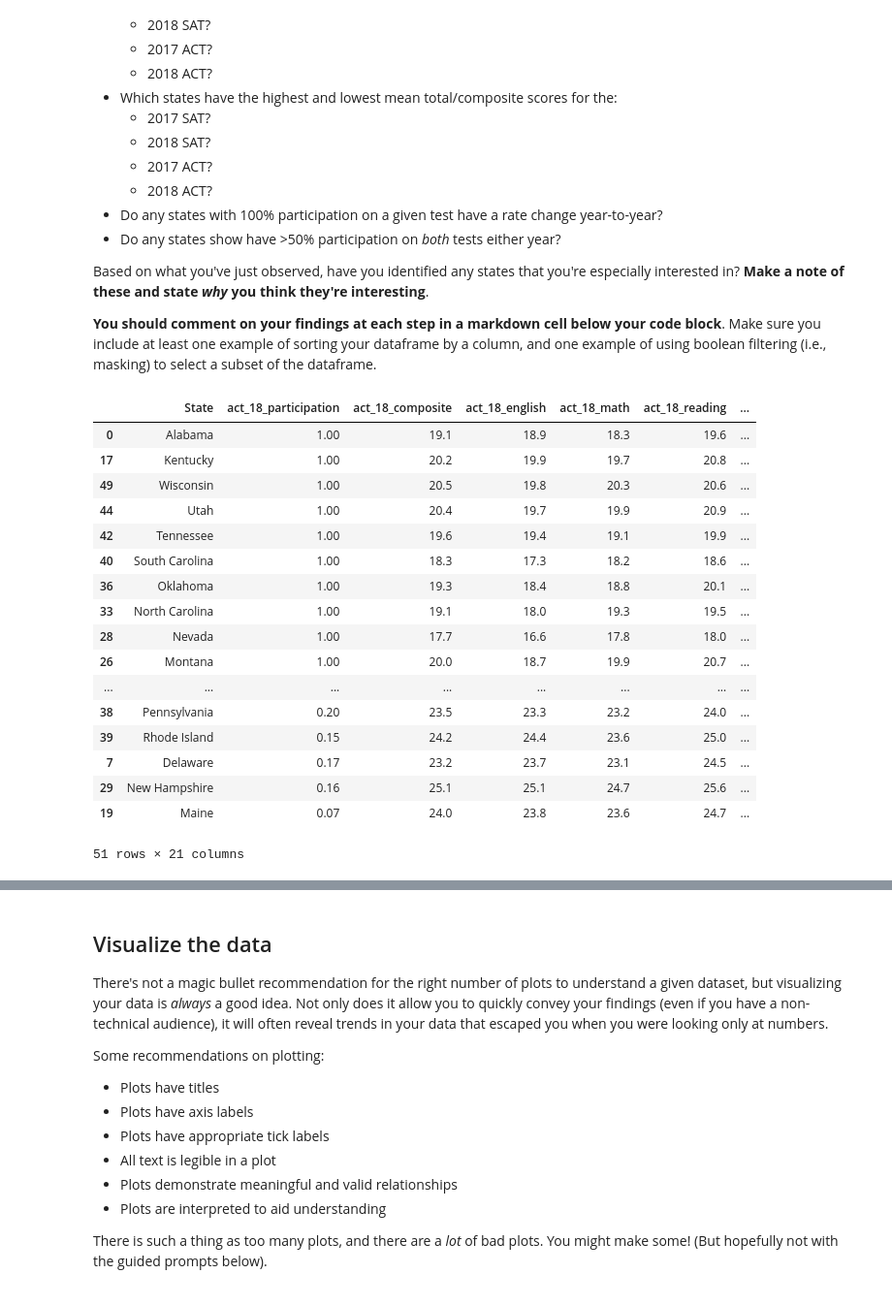
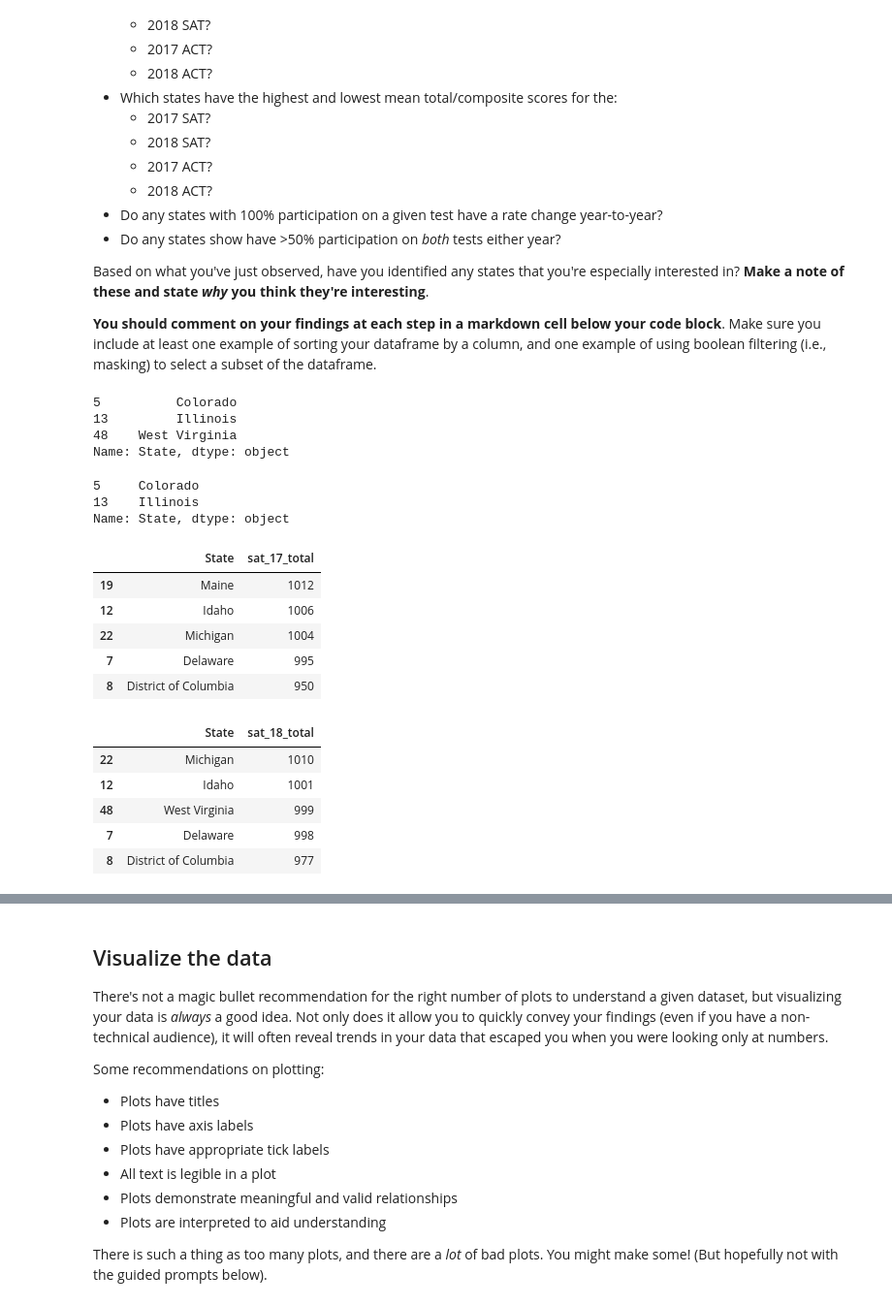
Before and after one commit to KennethChewx/Project_1, a Jupyter notebook: code/starter-code.ipynb, the cells around one changed output, grey strips where cells are left out. Shown: that part at 97% size. Saved outputs shown, nothing was run; the diff lists cells and outputs as text; code cells hidden in the pictures.

```diff
--- a/code/starter-code.ipynb
+++ b/code/starter-code.ipynb
@@ -492,30 +522,3 @@ Using sorting and/or masking (along with the `.head` method to not print our ent
 Based on what you've just observed, have you identified any states that you're especially interested in? **Make a note of these and state *why* you think they're interesting**.
 
 **You should comment on your findings at each step in a markdown cell below your code block**. Make sure you include at least one example of sorting your dataframe by a column, and one example of using boolean filtering (i.e., masking) to select a subset of the dataframe.
-# %%
-#code
-
-def find_lowest(participation):
-    lowest = 1
-    for i in participation:
-        if i <= lowest:
-            return
-# %% [output]
-|  | State | act_18_participation | act_18_composite | act_18_english | act_18_math | act_18_reading | ... |
-| 0 | Alabama | 1.00 | 19.1 | 18.9 | 18.3 | 19.6 | ... |
-| 17 | Kentucky | 1.00 | 20.2 | 19.9 | 19.7 | 20.8 | ... |
-| 49 | Wisconsin | 1.00 | 20.5 | 19.8 | 20.3 | 20.6 | ... |
-| 44 | Utah | 1.00 | 20.4 | 19.7 | 19.9 | 20.9 | ... |
-| 42 | Tennessee | 1.00 | 19.6 | 19.4 | 19.1 | 19.9 | ... |
-| 40 | South Carolina | 1.00 | 18.3 | 17.3 | 18.2 | 18.6 | ... |
-| 36 | Oklahoma | 1.00 | 19.3 | 18.4 | 18.8 | 20.1 | ... |
-| 33 | North Carolina | 1.00 | 19.1 | 18.0 | 19.3 | 19.5 | ... |
-| 28 | Nevada | 1.00 | 17.7 | 16.6 | 17.8 | 18.0 | ... |
-| 26 | Montana | 1.00 | 20.0 | 18.7 | 19.9 | 20.7 | ... |
-| ... | ... | ... | ... | ... | ... | ... | ... |
-| 38 | Pennsylvania | 0.20 | 23.5 | 23.3 | 23.2 | 24.0 | ... |
-| 39 | Rhode Island | 0.15 | 24.2 | 24.4 | 23.6 | 25.0 | ... |
-| 7 | Delaware | 0.17 | 23.2 | 23.7 | 23.1 | 24.5 | ... |
-| 29 | New Hampshire | 0.16 | 25.1 | 25.1 | 24.7 | 25.6 | ... |
-| 19 | Maine | 0.07 | 24.0 | 23.8 | 23.6 | 24.7 | ... |
-51 rows × 21 columns
@@ -521,0 +551,33 @@ def find_lowest(participation):
+# %%
+final["sat_difference"] = final.sat_18_total - final.sat_17_total
+final.State[abs(final["sat_difference"])>80]
+# %% [output]
+5          Colorado
+13         Illinois
+48    West Virginia
+Name: State, dtype: object
+# %%
+final['act_difference'] = final.act_17_composite - final.act_18_composite
+final.State[abs(final['act_difference'])>2]
+# %% [output]
+5     Colorado
+13    Illinois
+Name: State, dtype: object
+# %%
+final[['State', 'sat_17_total']].sort_values('sat_17_total',ascending = False).tail()
+# %% [output]
+|  | State | sat_17_total |
+| 19 | Maine | 1012 |
+| 12 | Idaho | 1006 |
+| 22 | Michigan | 1004 |
+| 7 | Delaware | 995 |
+| 8 | District of Columbia | 950 |
+# %%
+final[['State', 'sat_18_total']].sort_values('sat_18_total',ascending = False).tail()
+# %% [output]
+|  | State | sat_18_total |
+| 22 | Michigan | 1010 |
+| 12 | Idaho | 1001 |
+| 48 | West Virginia | 999 |
+| 7 | Delaware | 998 |
+| 8 | District of Columbia | 977 |
```
Also changed, not shown: parts of 14 cells of this notebook.
